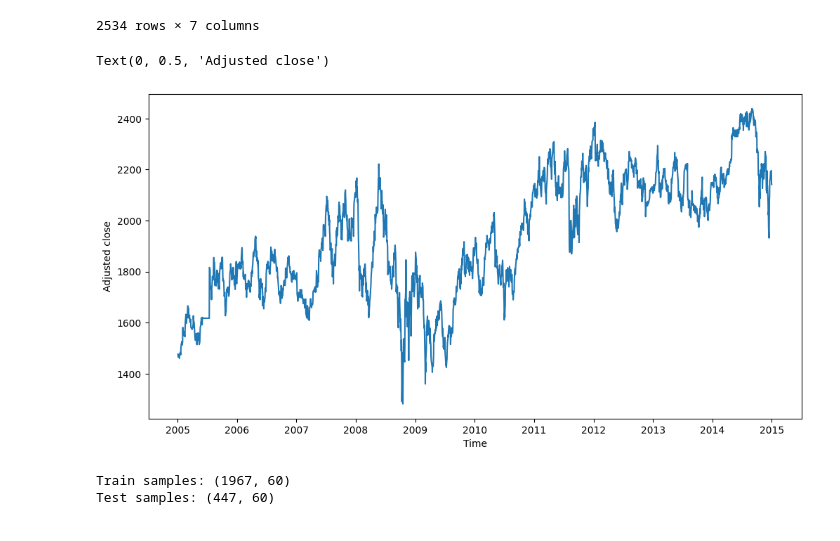
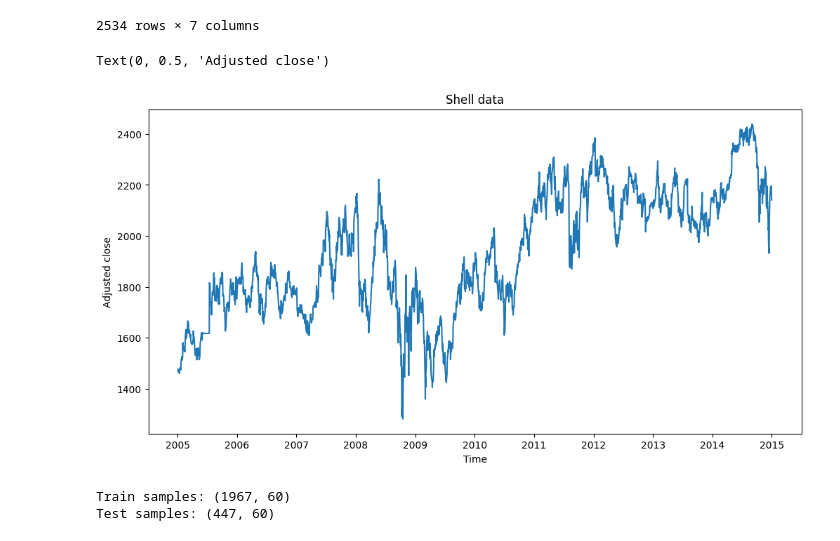
Before and after one commit to San0160/Stocks_Predection, a Jupyter notebook: Stocks.ipynb, the cells around one changed output. Cells and saved outputs as stored; diff of their text form; code cells hidden in the pictures.

```diff
--- a/Stocks.ipynb
+++ b/Stocks.ipynb
@@ -790,13 +792,14 @@ s05.drop(["Close", "High", "Low", "Open", "Volume"], axis = 1, inplace = True)
 # %%
 # Plot the data
 
 plt.figure(figsize = (12,6))
 plt.plot(s05["Date"], s05["Adj Close"])
 plt.xlabel("Time")
+plt.title("Shell data")
 plt.ylabel("Adjusted close")
 # %% [output]
 Text(0, 0.5, 'Adjusted close')
-[figure, old version]
+[figure, new version]
 # %%
 data_ajdc = s05[["Adj Close"]].values
 # %%
```
Also changed, not shown: parts of 44 cells of this notebook, 6 other files.
